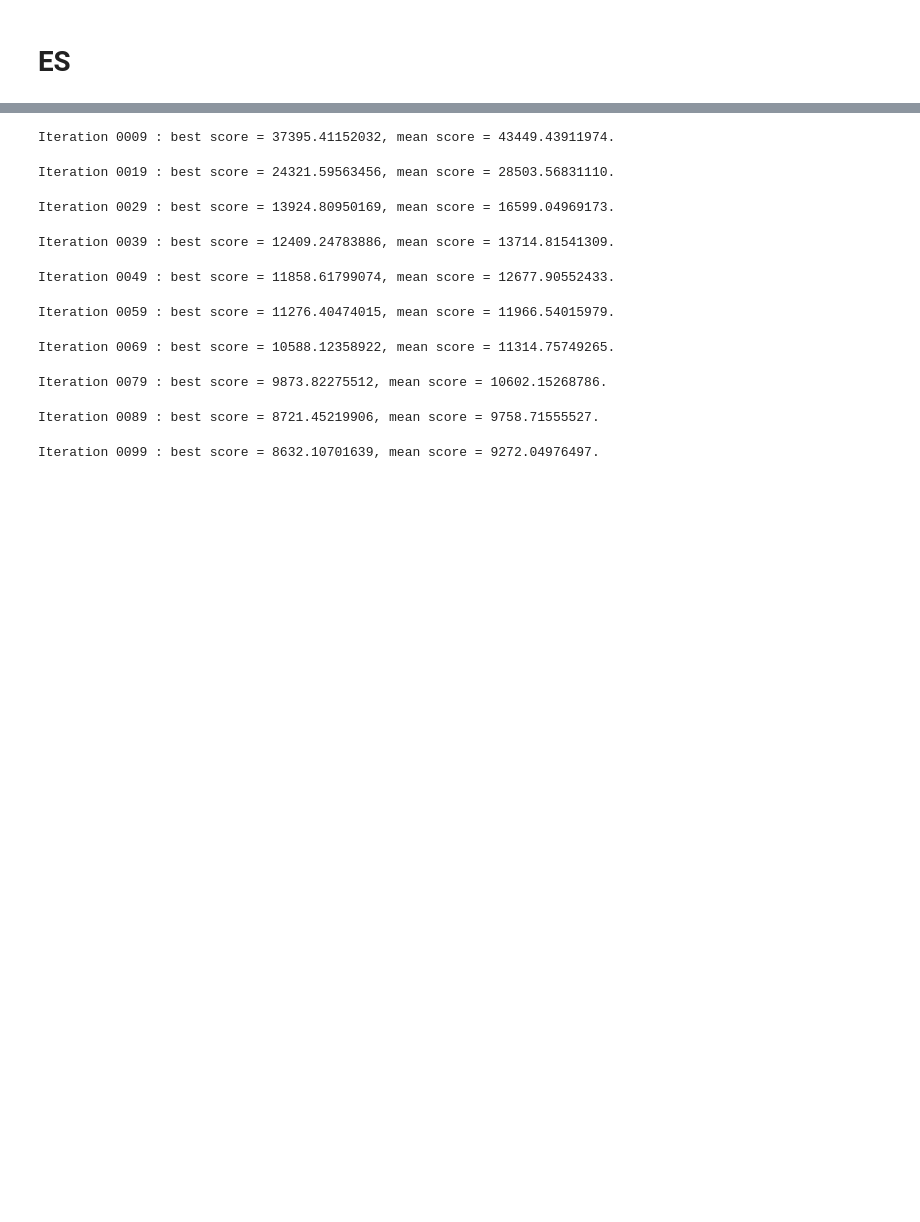
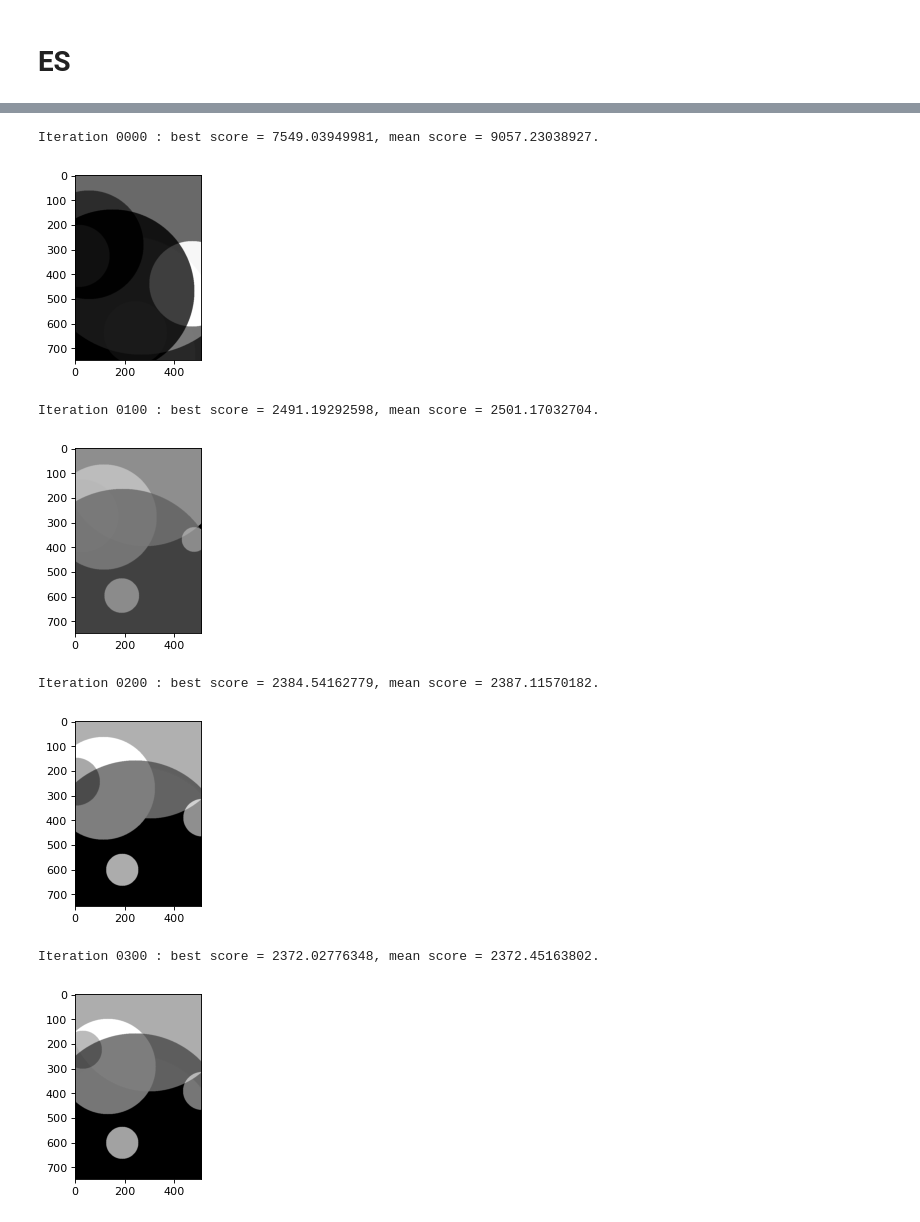
Before and after one commit to kpuchalskixiv/Evolutionary_Art, a Jupyter notebook: projekt.ipynb, the cells around one changed output, grey strips where cells are left out. Drawn from its saved outputs; the diff is of its cells as text; code cells hidden in the pictures; blank space fills up the shorter version.

```diff
--- a/projekt.ipynb
+++ b/projekt.ipynb
@@ -315,33 +405,35 @@ def es(
 # %%
 '''def es(
     objective_function,
     individual_size,
     population_size,
     number_of_iterations,
     number_of_parents,
 number_of_offspring_per_parent  #  sigma,
   #  tau,
   #  tau_0,
     log_frequency=1
 ):'''
+no_iters=10000
+
 
 best_solution_objective_value, best_solution, \
 log_objective_values, log_best_solutions=es(MSE_objective_f,
-                                             chromosome_length=128,
-                                             genotype_length=7,
-                                             population_size=64,
-                                            number_of_iterations=100,
-                                            number_of_parents=16,
-                                            number_of_offspring_per_parent=4,
-                                            pararell=True, log_frequency=10)
+                                             chromosome_length=8,
+                                             population_size=16,
+                                            number_of_iterations=no_iters,
+                                            number_of_parents=4,
+                                            number_of_offspring_per_parent=6,
+
+                                            genotype_length=5, gray=True,
+
+                                            pararell=True, log_frequency=100)
 # %% [output]
-Iteration 0009 : best score = 37395.41152032, mean score = 43449.43911974.
+Iteration 0000 : best score = 7549.03949981, mean score = 9057.23038927.
+[figure, added]
-Iteration 0019 : best score = 24321.59563456, mean score = 28503.56831110.
+Iteration 0100 : best score = 2491.19292598, mean score = 2501.17032704.
+[figure, added]
-Iteration 0029 : best score = 13924.80950169, mean score = 16599.04969173.
+Iteration 0200 : best score = 2384.54162779, mean score = 2387.11570182.
+[figure, added]
-Iteration 0039 : best score = 12409.24783886, mean score = 13714.81541309.
+Iteration 0300 : best score = 2372.02776348, mean score = 2372.45163802.
-Iteration 0049 : best score = 11858.61799074, mean score = 12677.90552433.
-Iteration 0059 : best score = 11276.40474015, mean score = 11966.54015979.
-Iteration 0069 : best score = 10588.12358922, mean score = 11314.75749265.
-Iteration 0079 : best score = 9873.82275512, mean score = 10602.15268786.
-Iteration 0089 : best score = 8721.45219906, mean score = 9758.71555527.
-Iteration 0099 : best score = 8632.10701639, mean score = 9272.04976497.
+[figure, added]
```
Also changed, not shown: parts of 20 cells of this notebook.
